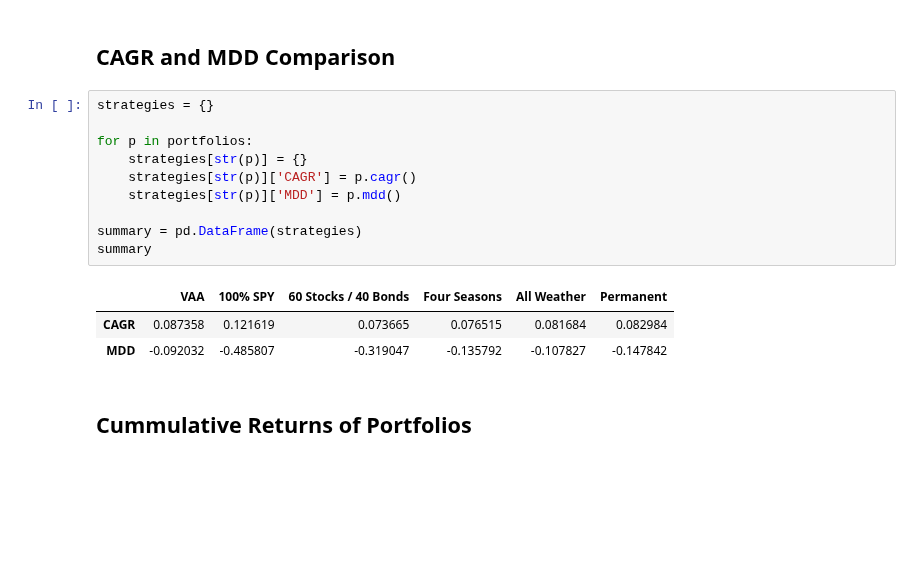
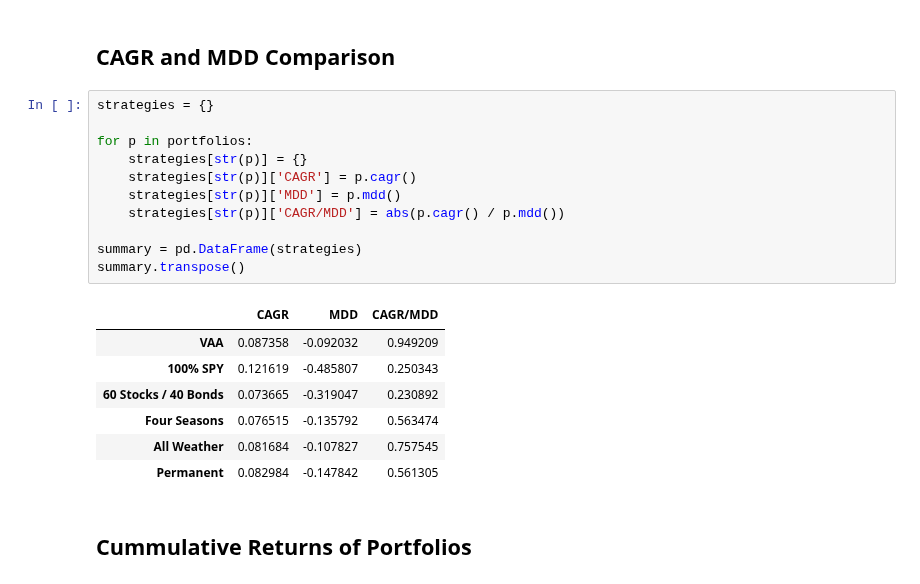
Before and after one commit to eshinhw/quant-portfolio-visualizer, a Jupyter notebook: Portfolio Strategy Dashboard.ipynb, the cells around one changed output. Drawn from its saved outputs; the diff is of its cells as text; blank space fills up the shorter version.

```diff
--- a/Portfolio Strategy Dashboard.ipynb
+++ b/Portfolio Strategy Dashboard.ipynb
@@ -20,17 +20,22 @@ portfolios = [vaa, spy, sf, fs, aw, permanent]
 # %%
 strategies = {}
 
 for p in portfolios:
     strategies[str(p)] = {}
     strategies[str(p)]['CAGR'] = p.cagr()
     strategies[str(p)]['MDD'] = p.mdd()
+    strategies[str(p)]['CAGR/MDD'] = abs(p.cagr() / p.mdd())
 
 summary = pd.DataFrame(strategies)
-summary
+summary.transpose()
 # %% [output]
-|  | VAA | 100% SPY | 60 Stocks / 40 Bonds | Four Seasons | All Weather | Permanent |
-| CAGR | 0.087358 | 0.121619 | 0.073665 | 0.076515 | 0.081684 | 0.082984 |
-| MDD | -0.092032 | -0.485807 | -0.319047 | -0.135792 | -0.107827 | -0.147842 |
+|  | CAGR | MDD | CAGR/MDD |
+| VAA | 0.087358 | -0.092032 | 0.949209 |
+| 100% SPY | 0.121619 | -0.485807 | 0.250343 |
+| 60 Stocks / 40 Bonds | 0.073665 | -0.319047 | 0.230892 |
+| Four Seasons | 0.076515 | -0.135792 | 0.563474 |
+| All Weather | 0.081684 | -0.107827 | 0.757545 |
+| Permanent | 0.082984 | -0.147842 | 0.561305 |
 # %% [markdown]
 ## Cummulative Returns of Portfolios
 # %%
```
Also changed, not shown: 1 other file.
